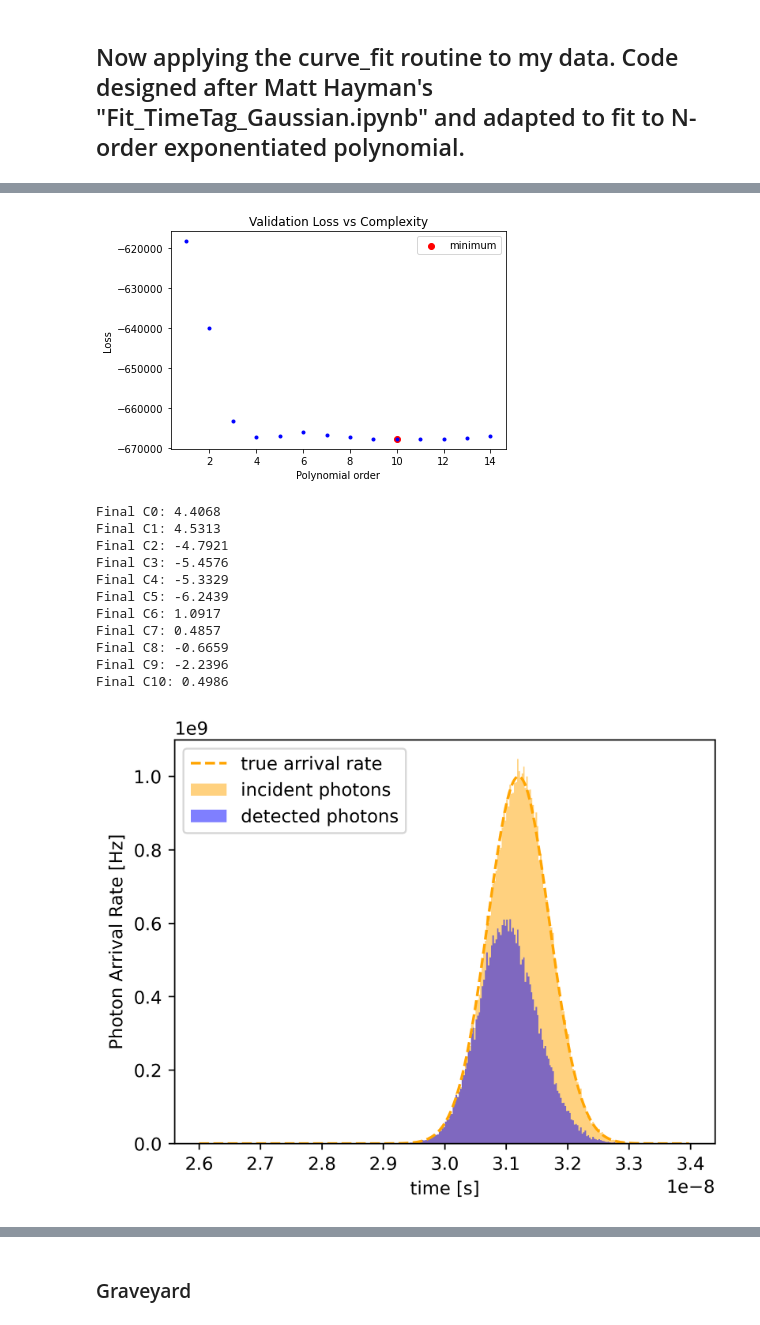
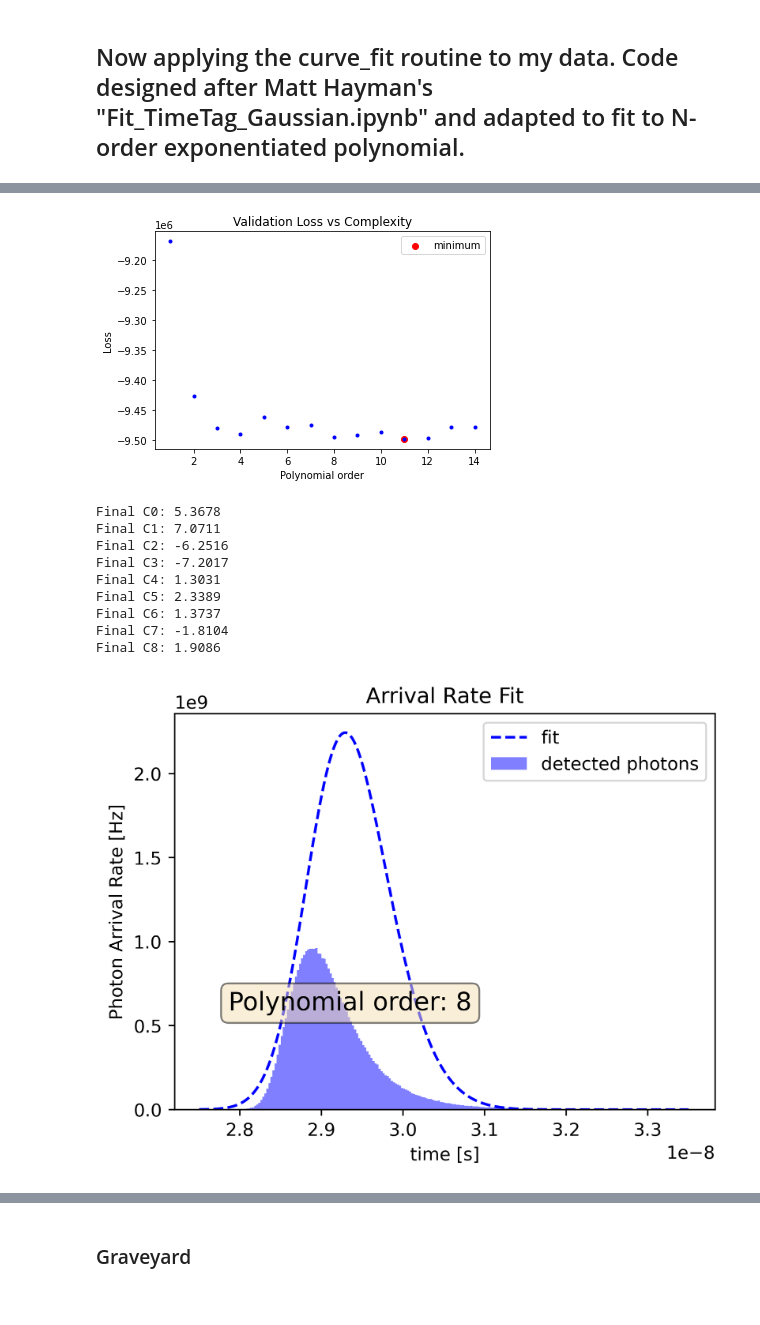
Before and after one commit to gkirchhoff32/ARSENL_backscatter_experiments, a Jupyter notebook: scripts/fit_histogram_polynomial_complexity_iteration.ipynb, the cells around one changed output, grey strips where cells are left out. Saved outputs shown, nothing was run; the diff lists cells and outputs as text; code cells hidden in the pictures.

Commit message:
plotted more spcm data

```diff
--- a/scripts/fit_histogram_polynomial_complexity_iteration.ipynb
+++ b/scripts/fit_histogram_polynomial_complexity_iteration.ipynb
@@ -39,22 +39,22 @@ c = 2.99792458e8                      # [m/s] Speed of light
 dt = 25e-12                   # [s] TCSPC resolution
 
 ### PARAMETERS ###
-window_bnd = [29.5e-9, 33e-9]       # [s] Set boundaries for binning to exclude outliers
+window_bnd = [27.5e-9, 33.5e-9]       # [s] Set boundaries for binning to exclude outliers
 exclude_shots = True                     # Set TRUE to exclude data to work with smaller dataset
-max_lsr_num = int(5e5)                   # If set_max_det set to FALSE, include up to certain number of laser shots
+max_lsr_num = int(1e6)                   # If set_max_det set to FALSE, include up to certain number of laser shots
 max_det_num = 2000                       # If set_max_det set to TRUE, include up to a certain number of detections
 set_max_det = False                          # Set TRUE if data limiter is number of detections instead of laser shots.
 deadtime = 25e-9                  # [s] Acquisition deadtime
 use_stop_idx = True               # Set TRUE if you want to use up to the OD value preceding the reference OD
 run_full = True                   # Set TRUE if you want to run the fits against all ODs. Otherwise, it will just load the reference data.
-include_deadtime = False  # Set True to include deadtime in noise model
+include_deadtime = True  # Set True to include deadtime in noise model
 use_poisson_eval = True  # Set TRUE if you want to use the Poisson model for the evaluation loss
 use_sim_data = False  # Set TRUE if using simulated data from 'generate_sim_data.py'
 
 # Make sure file location is accurate
 cwd = os.getcwd()
-data_dir = r'C:\Users\Grant\OneDrive - UCB-O365\ARSENL\Experiments\Deadtime_Experiments\Data\2022-12-15 Different OD CFD Input -15mV\netcdf'
-fname = r'/OD14Dev_0_-_2022-12-15_13.21.27_OD1.4.ARSENL.nc'
+data_dir = r'C:\Users\Grant\OneDrive - UCB-O365\ARSENL\Experiments\SPCM\SPCM_Data_2023.01.30\netcdf'
+fname = r'/OD27_Dev_0_-_2023-01-30_14.47.24_OD2.7.ARSENL.nc'
 OD_val = float(fname[3:5])/10
 # %%
 # Load / generate important data structures from simulated / real datsets
@@ -295,10 +296,10 @@ plt.xlabel('Polynomial order')
 plt.legend()
 plt.show()
 # %% [output]
-[figure, old version]
+[figure, new version]
 # %%
 # Choose order to investigate
-order = 10
+order = 8
 try:
     model = coeffs[order, 0:order+1]
     for i in range(order+1):
@@ -306,17 +307,15 @@ try:
 except:
     print("\nERROR: Order exceeds maximum complexity iteration value.\n")
 # %% [output]
-Final C0: 4.4068
-Final C1: 4.5313
-Final C2: -4.7921
-Final C3: -5.4576
-Final C4: -5.3329
-Final C5: -6.2439
-Final C6: 1.0917
-Final C7: 0.4857
-Final C8: -0.6659
-Final C9: -2.2396
-Final C10: 0.4986
+Final C0: 5.3678
+Final C1: 7.0711
+Final C2: -6.2516
+Final C3: -7.2017
+Final C4: 1.3031
+Final C5: 2.3389
+Final C6: 1.3737
+Final C7: -1.8104
+Final C8: 1.9086
 # %%
 def gen_rho(A, x, mu, sig, bg):
     return A*np.exp(-1*(x-mu)**2/2/sig**2) + bg
@@ -326,43 +325,43 @@ ax = fig.add_subplot(111)
 if use_sim_data:
     n, bins = np.histogram(true_flight_time, bins=bin_array)
     binwidth = np.diff(bins)[0]
     N = n / binwidth / n_shots  # [Hz] Scaling counts to arrival rate
     center = 0.5 * (bins[:-1] + bins[1:])
     ax.bar(center, N, align='center', width=binwidth, color='orange', alpha=0.5, label='incident photons')
 
     true_rho = gen_rho(target_amplitude, t_fine, target_time, laser_pulse_width, background)
     ax.plot(t_fine, true_rho, '--', color='orange', label='true arrival rate')
 n, bins = np.histogram(flight_time, bins=bin_array)
 binwidth = np.diff(bins)[0]
 N = n / binwidth / n_shots  # [Hz] Scaling counts to arrival rate
 center = 0.5 * (bins[:-1] + bins[1:])
 ax.bar(center, N, align='center', width=binwidth, color='blue', alpha=0.5, label='detected photons')
 
 
 # Arrival rate fit
 t_fine = np.arange(t_min, t_max, dt)
-# fit_rate_seg = fit_rate_fine[order, :]
-# ax.plot(t_fine, fit_rate_seg, '--', color='blue', label='fit')
-# ax.set_title('Arrival Rate Fit')
-# if use_sim_data:
-#     ax.set_title('Arrival Rate Fit: True {} MHz'.format(target_amplitude/1e6))
+fit_rate_seg = fit_rate_fine[order, :]
+ax.plot(t_fine, fit_rate_seg, '--', color='blue', label='fit')
+ax.set_title('Arrival Rate Fit')
+if use_sim_data:
+    ax.set_title('Arrival Rate Fit: True {} MHz'.format(target_amplitude/1e6))
 ax.set_xlabel('time [s]')
 ax.set_ylabel('Photon Arrival Rate [Hz]')
-# props = dict(boxstyle='round', facecolor='wheat', alpha=0.5)
-# ax.text(0.1, 0.3, 'Polynomial order: {}'.format(order), transform=ax.transAxes, fontsize=14,
-#         verticalalignment='top', bbox=props)
+props = dict(boxstyle='round', facecolor='wheat', alpha=0.5)
+ax.text(0.1, 0.3, 'Polynomial order: {}'.format(order), transform=ax.transAxes, fontsize=14,
+        verticalalignment='top', bbox=props)
 plt.tight_layout()
 plt.legend()
 
-save_dir = r'C:\Users\Grant\OneDrive - UCB-O365\ARSENL\Experiments\Deadtime_Experiments\Figures\fit_performance_simulated_for_poster'
+save_dir = r'C:\Users\Grant\OneDrive - UCB-O365\ARSENL\Experiments\SPCM\Figures\SPCM_fit_performance'
 if use_sim_data:
     save_plt_file = r'\deadtime{}rho{:.2E}MHz_use_sim_{}.png'.format(include_deadtime, target_amplitude/1e6, use_sim_data)
 else:
     save_plt_file = r'\deadtime{}OD{}MHz_use_sim_{}.png'.format(include_deadtime, OD_val, use_sim_data)
 fig.savefig(save_dir + save_plt_file)
 plt.show()
 # %% [output]
-[figure, old version]
+[figure, new version]
 # %%
 # save model to pickle
 
```
Also changed, not shown: parts of 12 cells of this notebook, 4 other files.
